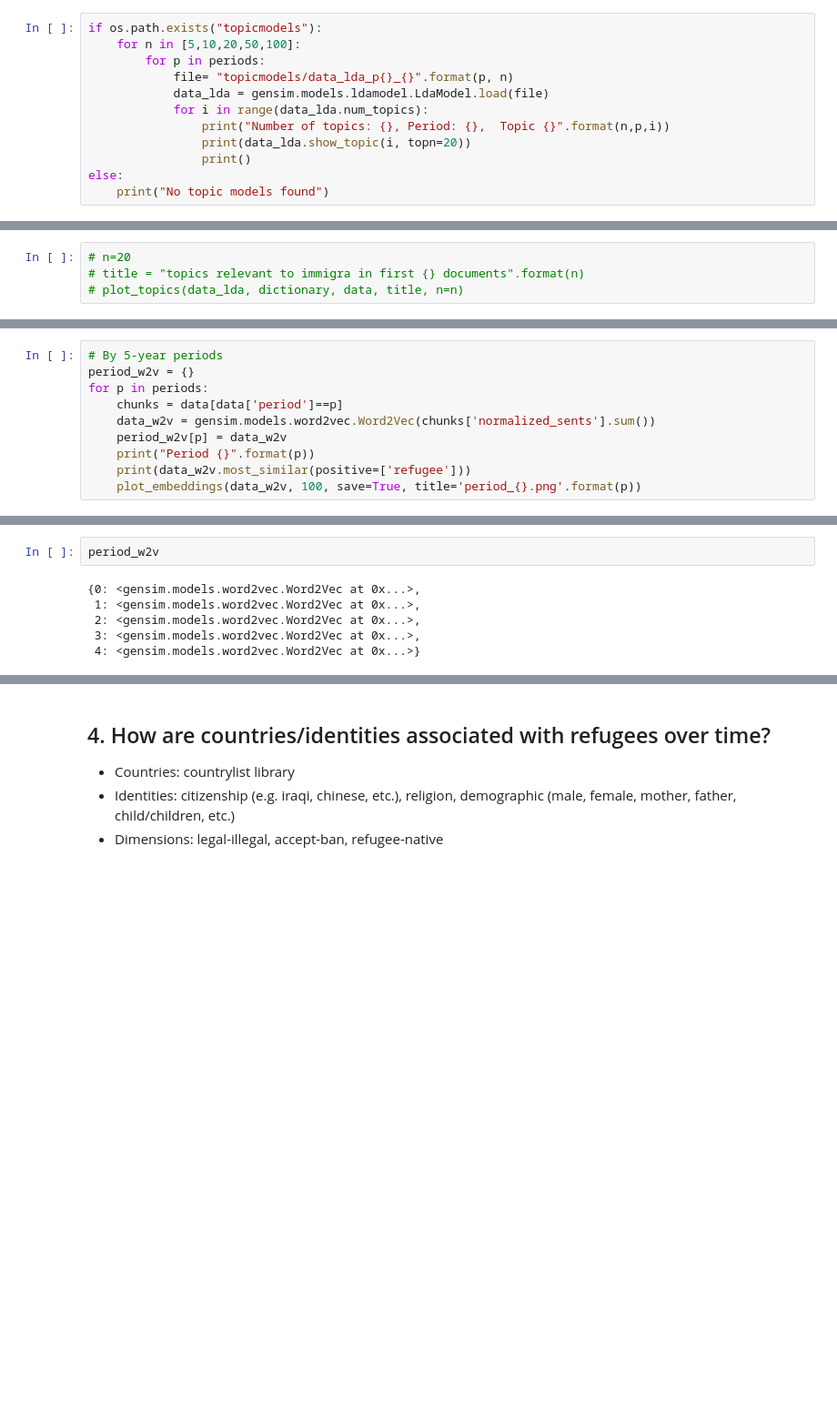
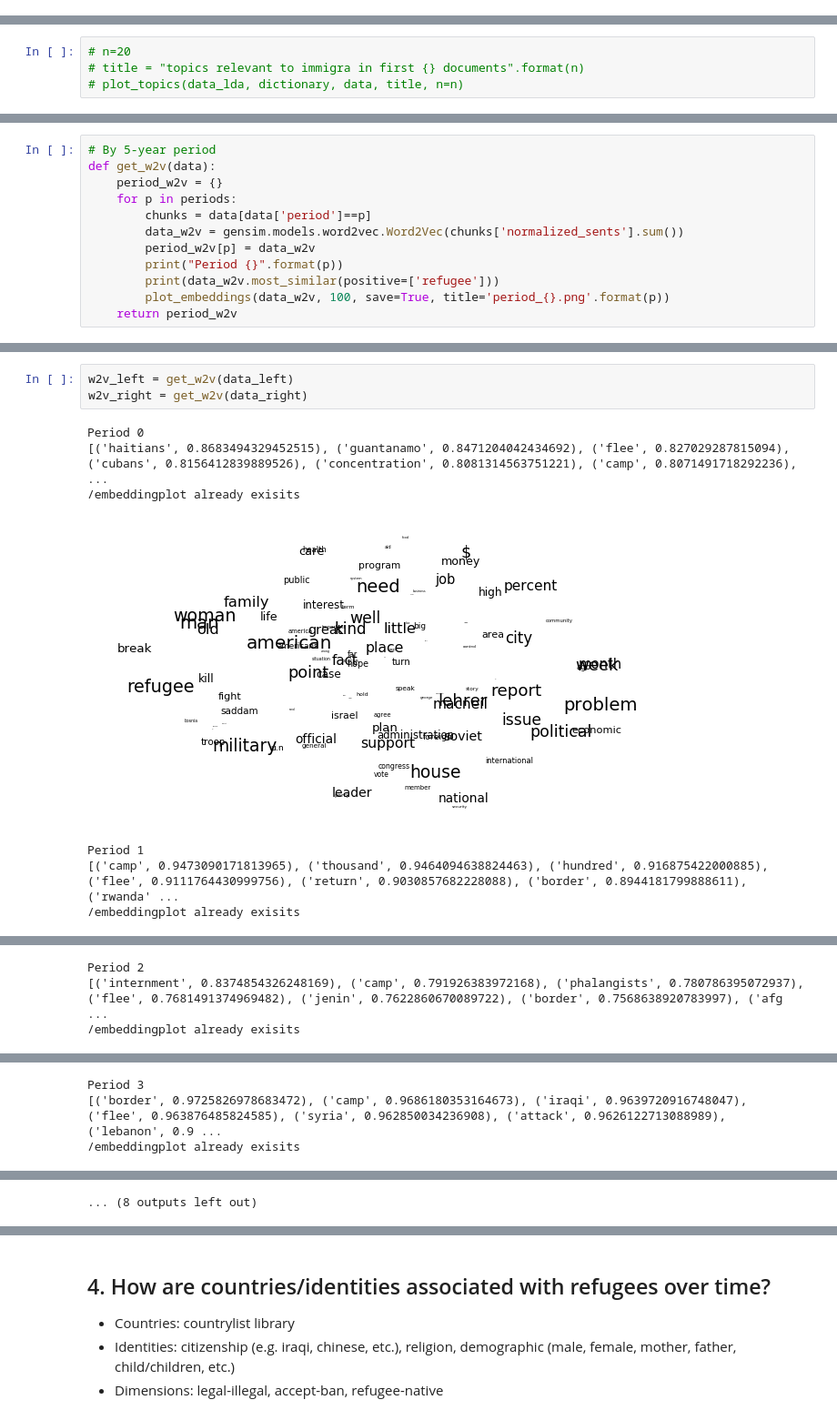
Before and after one commit to rachel-ker/refugeediscourse, a Jupyter notebook: final_data_analysis.ipynb, the cells around one changed output, grey strips where cells are left out. Shown at 91% size. Drawn from its saved outputs; the diff is of its cells as text; blank space fills up the shorter version.

```diff
--- a/final_data_analysis.ipynb
+++ b/final_data_analysis.ipynb
@@ -567,12 +439,0 @@ for n in [5,10,20,50,100]:
-# %%
-if os.path.exists("topicmodels"):
-    for n in [5,10,20,50,100]:
-        for p in periods:
-            file= "topicmodels/data_lda_p{}_{}".format(p, n)
-            data_lda = gensim.models.ldamodel.LdaModel.load(file)
-            for i in range(data_lda.num_topics):
-                print("Number of topics: {}, Period: {},  Topic {}".format(n,p,i))
-                print(data_lda.show_topic(i, topn=20))
-                print()
-else:
-    print("No topic models found")
@@ -711,10 +599,12 @@ def plot_embeddings(data_w2v, numWords, save=False, title=''):
 # %%
-# By 5-year periods
-period_w2v = {}
-for p in periods:
-    chunks = data[data['period']==p]
-    data_w2v = gensim.models.word2vec.Word2Vec(chunks['normalized_sents'].sum())
-    period_w2v[p] = data_w2v
-    print("Period {}".format(p))
-    print(data_w2v.most_similar(positive=['refugee']))
-    plot_embeddings(data_w2v, 100, save=True, title='period_{}.png'.format(p))
+# By 5-year period
+def get_w2v(data):
+    period_w2v = {}
+    for p in periods:
+        chunks = data[data['period']==p]
+        data_w2v = gensim.models.word2vec.Word2Vec(chunks['normalized_sents'].sum())
+        period_w2v[p] = data_w2v
+        print("Period {}".format(p))
+        print(data_w2v.most_similar(positive=['refugee']))
+        plot_embeddings(data_w2v, 100, save=True, title='period_{}.png'.format(p))
+    return period_w2v
@@ -737,8 +611,11 @@ Period 4
-# %%
-period_w2v
-# %% [output]
-{0: <gensim.models.word2vec.Word2Vec at 0x...>,
- 1: <gensim.models.word2vec.Word2Vec at 0x...>,
- 2: <gensim.models.word2vec.Word2Vec at 0x...>,
- 3: <gensim.models.word2vec.Word2Vec at 0x...>,
- 4: <gensim.models.word2vec.Word2Vec at 0x...>}
+# %%
+w2v_left = get_w2v(data_left)
+w2v_right = get_w2v(data_right)
+# %% [output]
+Period 0
+[('haitians', 0.8683494329452515), ('guantanamo', 0.8471204042434692), ('flee', 0.827029287815094), ('cubans', 0.8156412839889526), ('concentration', 0.8081314563751221), ('camp', 0.8071491718292236), ...
+/embeddingplot already exisits
+[figure, added]
+Period 1
+[('camp', 0.9473090171813965), ('thousand', 0.9464094638824463), ('hundred', 0.916875422000885), ('flee', 0.9111764430999756), ('return', 0.9030857682228088), ('border', 0.8944181799888611), ('rwanda' ...
+/embeddingplot already exisits
@@ -744,0 +623,3 @@ period_w2v
+Period 2
+[('internment', 0.8374854326248169), ('camp', 0.791926383972168), ('phalangists', 0.780786395072937), ('flee', 0.7681491374969482), ('jenin', 0.7622860670089722), ('border', 0.7568638920783997), ('afg ...
+/embeddingplot already exisits
@@ -744,0 +627,3 @@ period_w2v
+Period 3
+[('border', 0.9725826978683472), ('camp', 0.9686180353164673), ('iraqi', 0.9639720916748047), ('flee', 0.963876485824585), ('syria', 0.962850034236908), ('attack', 0.9626122713088989), ('lebanon', 0.9 ...
+/embeddingplot already exisits
@@ -744,0 +639 @@ period_w2v
+... (8 outputs left out)
```
Also changed, not shown: parts of 73 cells of this notebook.
